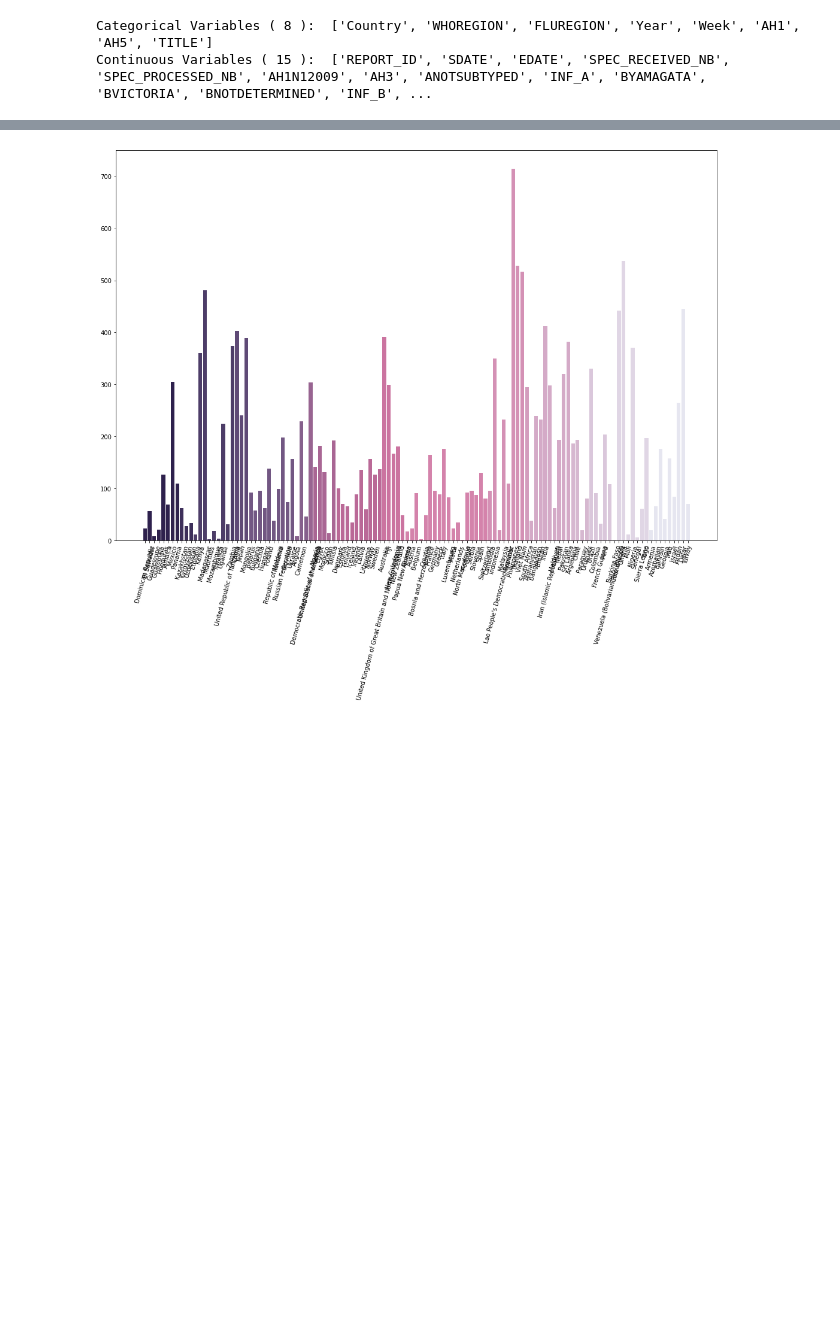
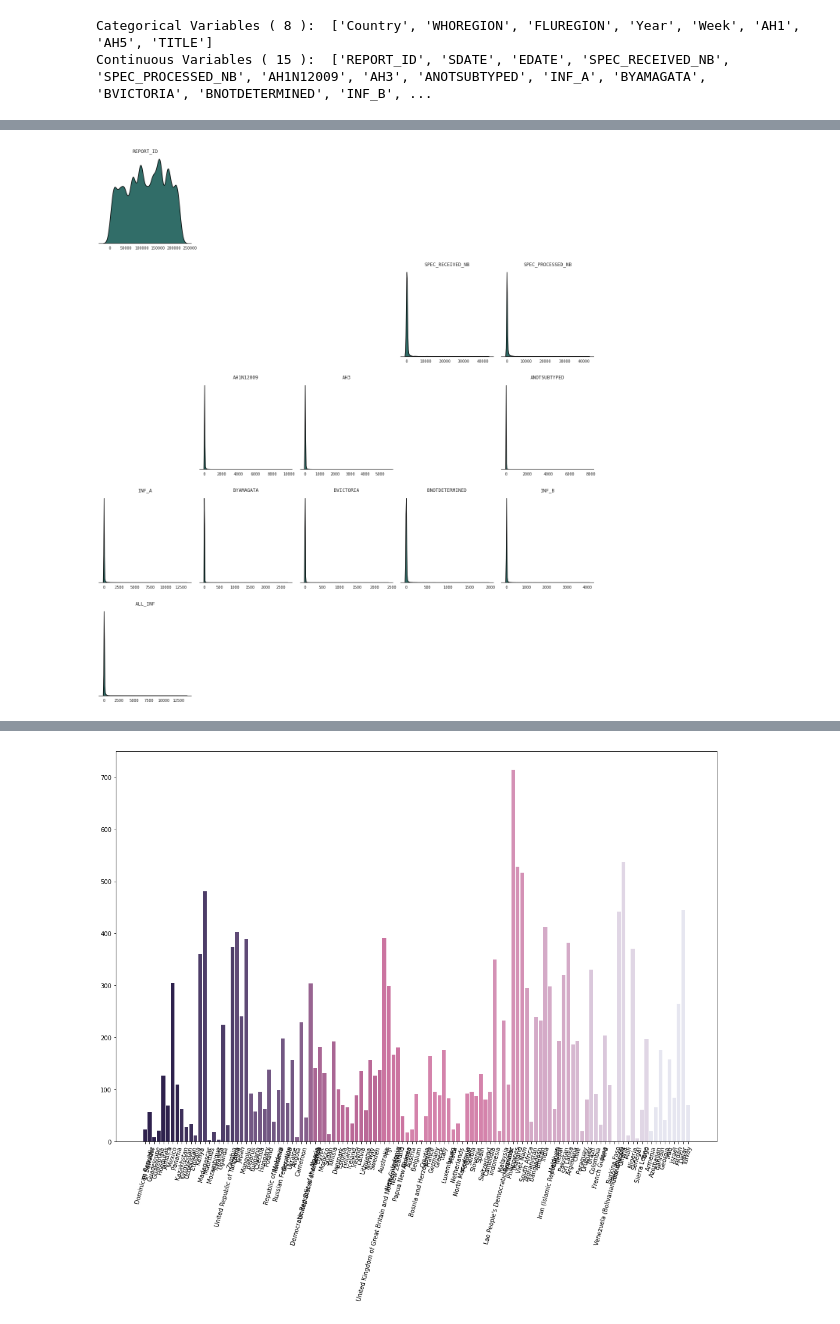
Before and after one commit to Harsh-2420/kaggle, a Jupyter notebook: in-progress/Influenza analysis/influenza.ipynb, the cells around one changed output, grey strips where cells are left out. Saved outputs shown, nothing was run; the diff lists cells and outputs as text; code cells hidden in the pictures; blank space fills up the shorter version.

```diff
--- a/in-progress/Influenza analysis/influenza.ipynb
+++ b/in-progress/Influenza analysis/influenza.ipynb
@@ -139,27 +182,31 @@ df['EDATE'] = pd.to_datetime(df['EDATE'])
 # %%
-# # Remove Cat Features from here
+fig = plt.figure(figsize = (18, 20))
+all_features = df.columns.tolist()[:21]
 
-# fig = plt.figure(figsize = (18, 20))
 
-# for i in range(len(df.columns.tolist()[:23])):
-#     if df.columns.tolist()[:23][i] in cat_variables:
-#         continue
-#     else:
-#         plt.subplot(25,10,i+1)
-#         sns.set_style("white")
-#         plt.title(df.columns.tolist()[:23][i], size = 12, fontname = 'monospace')
-#         a = sns.kdeplot(df[df.columns.tolist()[:23][i]], color = '#1a5d57', shade = True, alpha = 0.9, linewidth = 1.5, edgecolor = 'black')
-#         plt.ylabel('')
-#         plt.xlabel('')
-#         plt.xticks(fontname = 'monospace')
-#         plt.yticks([])
-#         for j in ['right', 'left', 'top']:
-#             a.spines[j].set_visible(False)
-#             a.spines['bottom'].set_linewidth(1.2)
+for i in range(len(all_features)):
+    if all_features[i] in cat_variables:
+        continue
+    elif all_features[i] in ['SDATE', 'EDATE']:
+        continue
+    else:
+        plt.subplot(5,5,i+1)
+        sns.set_style("white")
+        plt.title(all_features[i], size = 12, fontname = 'monospace')
+        a = sns.kdeplot(df[all_features[i]], color = '#1a5d57', shade = True, alpha = 0.9, linewidth = 1.5, edgecolor = 'black')
+        plt.ylabel('')
+        plt.xlabel('')
+        plt.xticks(fontname = 'monospace')
+        plt.yticks([])
+        for j in ['right', 'left', 'top']:
+            a.spines[j].set_visible(False)
+            a.spines['bottom'].set_linewidth(1.2)
 
-# fig.tight_layout(h_pad = 3)
+fig.tight_layout(h_pad = 3)
 
-# plt.show()
+plt.show()
+# %% [output]
+[figure, added]
 # %%
 # fig, axs = plt.subplots(11, 4, figsize=(4*4, 11*3), squeeze=False, sharey=True)
 
```
Also changed, not shown: parts of 5 cells of this notebook, 3 other files.
